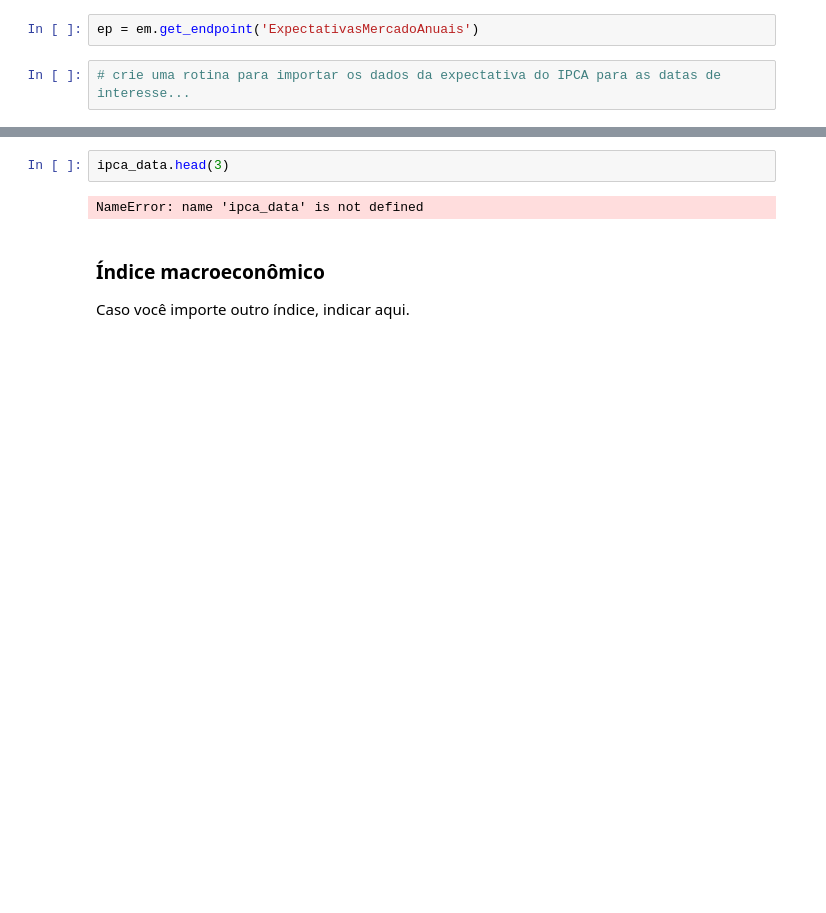
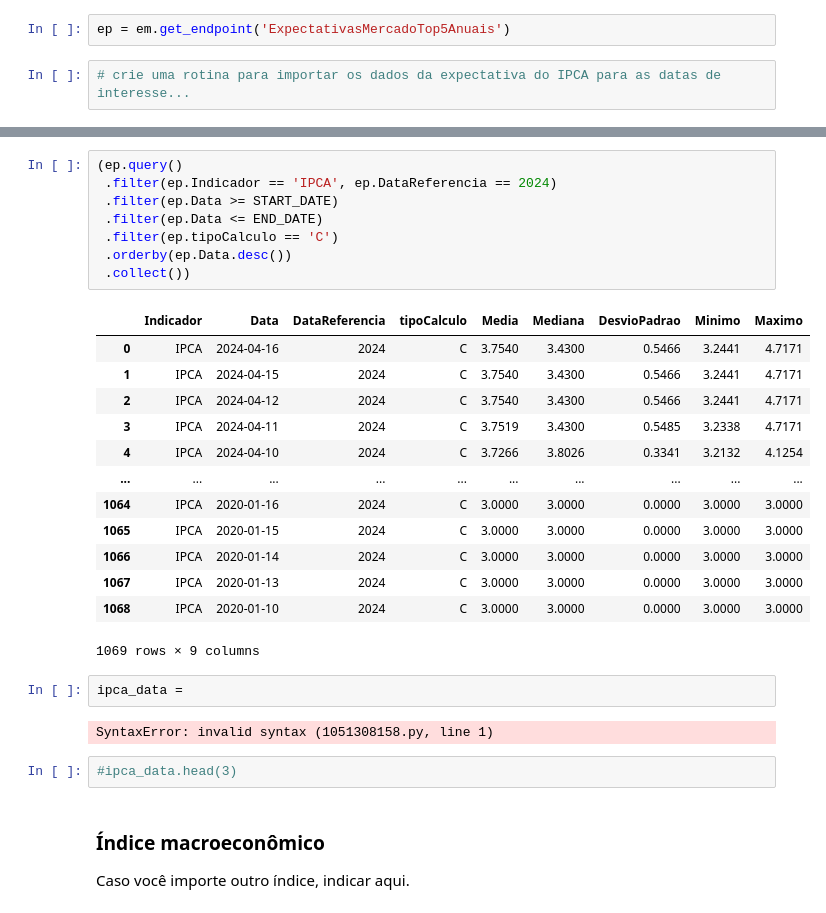
Before and after one commit to JVitorCarv/predicao-tesouro-direto, a Jupyter notebook: JOSÉ_VITOR_VELOZO_DE_CARVALHO_Prática_04_Avaliação_de_Regressores.ipynb, the cells around one changed output, grey strips where cells are left out. Cells and saved outputs as stored; diff of their text form; blank space fills up the shorter version.

```diff
--- a/JOSÉ_VITOR_VELOZO_DE_CARVALHO_Prática_04_Avaliação_de_Regressores.ipynb
+++ b/JOSÉ_VITOR_VELOZO_DE_CARVALHO_Prática_04_Avaliação_de_Regressores.ipynb
@@ -401,6 +482,6 @@ EntitySets:
   ExpectativasMercadoTrimestrais
   ExpectativasMercadoAnuais
 # %%
-ep = em.get_endpoint('ExpectativasMercadoAnuais')
+ep = em.get_endpoint('ExpectativasMercadoTop5Anuais')
 # %%
 # crie uma rotina para importar os dados da expectativa do IPCA para as datas de interesse...
@@ -407,7 +508,31 @@ ep = em.get_endpoint('ExpectativasMercadoAnuais')
+# %%
+(ep.query()
+ .filter(ep.Indicador == 'IPCA', ep.DataReferencia == 2024)
+ .filter(ep.Data >= START_DATE)
+ .filter(ep.Data <= END_DATE)
+ .filter(ep.tipoCalculo == 'C')
+ .orderby(ep.Data.desc())
+ .collect())
+# %% [output]
+|  | Indicador | Data | DataReferencia | tipoCalculo | Media | Mediana | DesvioPadrao | Minimo | Maximo |
+| 0 | IPCA | 2024-04-16 | 2024 | C | 3.7540 | 3.4300 | 0.5466 | 3.2441 | 4.7171 |
+| 1 | IPCA | 2024-04-15 | 2024 | C | 3.7540 | 3.4300 | 0.5466 | 3.2441 | 4.7171 |
+| 2 | IPCA | 2024-04-12 | 2024 | C | 3.7540 | 3.4300 | 0.5466 | 3.2441 | 4.7171 |
+| 3 | IPCA | 2024-04-11 | 2024 | C | 3.7519 | 3.4300 | 0.5485 | 3.2338 | 4.7171 |
+| 4 | IPCA | 2024-04-10 | 2024 | C | 3.7266 | 3.8026 | 0.3341 | 3.2132 | 4.1254 |
+| ... | ... | ... | ... | ... | ... | ... | ... | ... | ... |
+| 1064 | IPCA | 2020-01-16 | 2024 | C | 3.0000 | 3.0000 | 0.0000 | 3.0000 | 3.0000 |
+| 1065 | IPCA | 2020-01-15 | 2024 | C | 3.0000 | 3.0000 | 0.0000 | 3.0000 | 3.0000 |
+| 1066 | IPCA | 2020-01-14 | 2024 | C | 3.0000 | 3.0000 | 0.0000 | 3.0000 | 3.0000 |
+| 1067 | IPCA | 2020-01-13 | 2024 | C | 3.0000 | 3.0000 | 0.0000 | 3.0000 | 3.0000 |
+| 1068 | IPCA | 2020-01-10 | 2024 | C | 3.0000 | 3.0000 | 0.0000 | 3.0000 | 3.0000 |
+1069 rows × 9 columns
+# %%
+ipca_data =
+# %% [output]
+SyntaxError: invalid syntax (1051308158.py, line 1)
 # %%
-ipca_data.head(3)
+#ipca_data.head(3)
-# %% [output]
-NameError: name 'ipca_data' is not defined
 # %% [markdown]
 ### Índice macroeconômico
 
```
Also changed, not shown: parts of 25 cells of this notebook.
